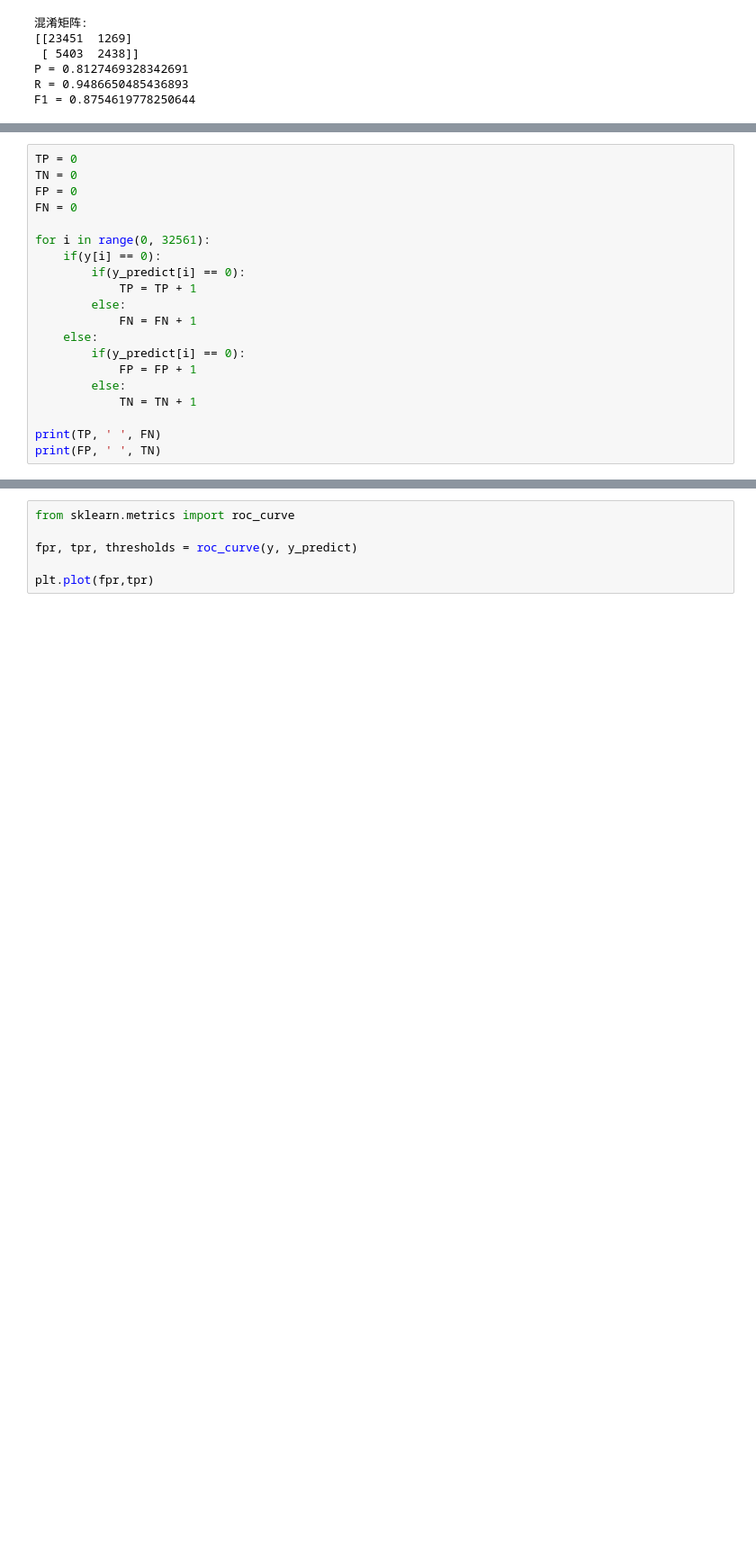
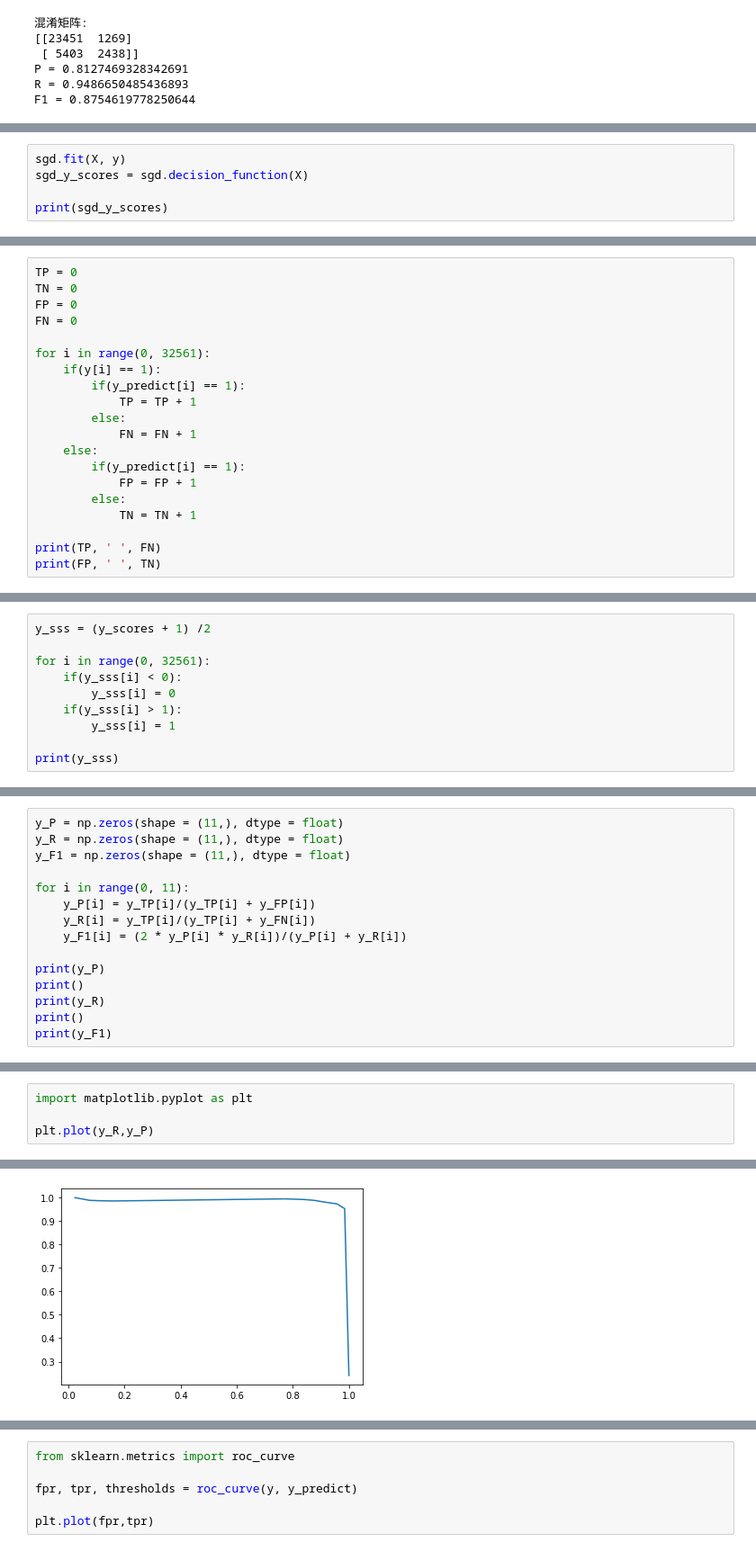
Before and after one commit to ZeroVoid10/ML-Homework, a Jupyter notebook: homework-1/test1.ipynb, the cells around one changed output, grey strips where cells are left out. Shown: that part at 90% size. Saved outputs shown, nothing was run; the diff lists cells and outputs as text; blank space fills up the shorter version.

```diff
--- a/homework-1/test1.ipynb
+++ b/homework-1/test1.ipynb
@@ -175,0 +241,5 @@ F1 = 0.8754619778250644
+# %%
+sgd.fit(X, y)
+sgd_y_scores = sgd.decision_function(X)
+
+print(sgd_y_scores)
@@ -180,13 +259,13 @@ FP = 0
 FN = 0
 
 for i in range(0, 32561):
-    if(y[i] == 0):
-        if(y_predict[i] == 0):
+    if(y[i] == 1):
+        if(y_predict[i] == 1):
             TP = TP + 1
         else:
             FN = FN + 1
     else:
-        if(y_predict[i] == 0):
+        if(y_predict[i] == 1):
             FP = FP + 1
         else:
             TN = TN + 1
@@ -198,0 +287,10 @@ print(FP, ' ', TN)
+# %%
+y_sss = (y_scores + 1) /2
+
+for i in range(0, 32561):
+    if(y_sss[i] < 0):
+        y_sss[i] = 0
+    if(y_sss[i] > 1):
+        y_sss[i] = 1
+
+print(y_sss)
@@ -198,0 +351,15 @@ print(FP, ' ', TN)
+# %%
+y_P = np.zeros(shape = (11,), dtype = float)
+y_R = np.zeros(shape = (11,), dtype = float)
+y_F1 = np.zeros(shape = (11,), dtype = float)
+
+for i in range(0, 11):
+    y_P[i] = y_TP[i]/(y_TP[i] + y_FP[i])
+    y_R[i] = y_TP[i]/(y_TP[i] + y_FN[i])
+    y_F1[i] = (2 * y_P[i] * y_R[i])/(y_P[i] + y_R[i])
+
+print(y_P)
+print()
+print(y_R)
+print()
+print(y_F1)
@@ -198,0 +375,5 @@ print(FP, ' ', TN)
+# %%
+import matplotlib.pyplot as plt
+
+plt.plot(y_R,y_P)
+# %% [output]
@@ -198,0 +381 @@ print(FP, ' ', TN)
+[figure, added]
```
Also changed, not shown: parts of 18 cells of this notebook.
